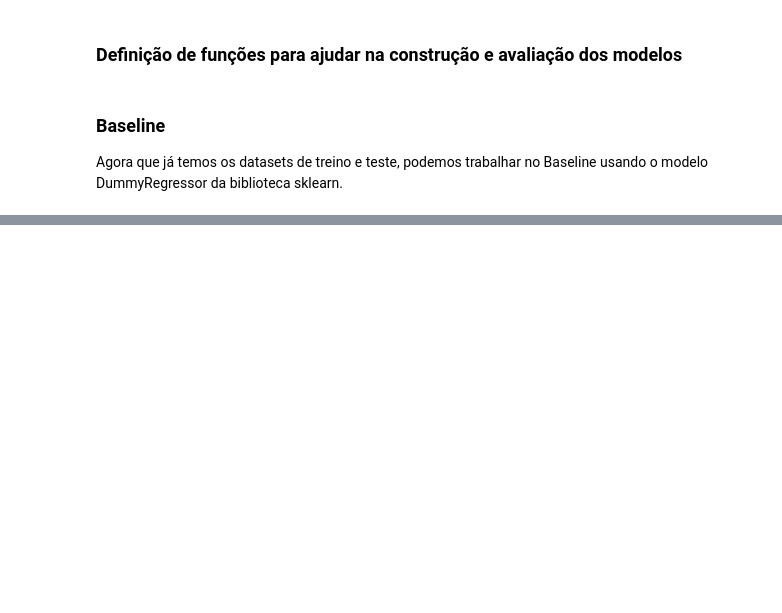
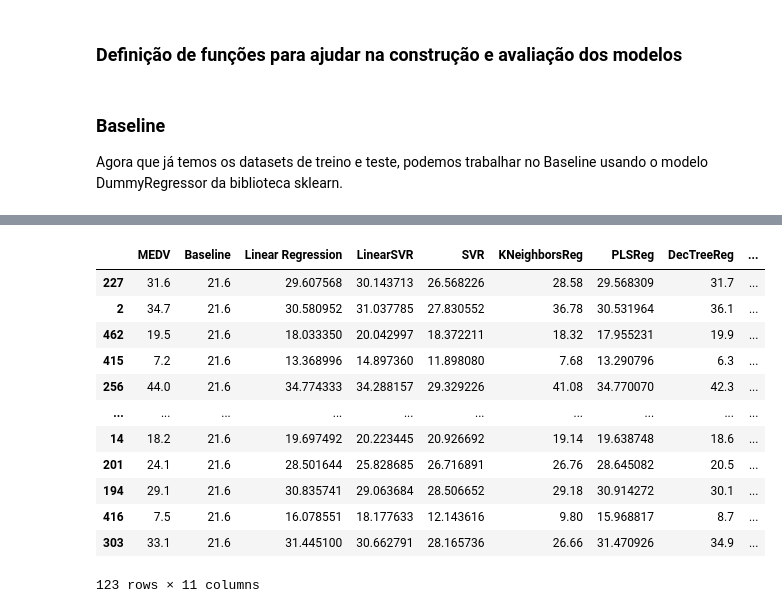
Before and after one commit to DaniloGR91/Semana_DataScience_MinerandoDados, a Jupyter notebook: data_analysis.ipynb, the cells around one changed output, grey strips where cells are left out. Saved outputs shown, nothing was run; the diff lists cells and outputs as text; code cells hidden in the pictures; blank space fills up the shorter version.

```diff
--- a/data_analysis.ipynb
+++ b/data_analysis.ipynb
@@ -403,3 +372,20 @@ predDF
+# %%
+predDF = predictDF(**models)
+predDF
+# %% [output]
+|  | MEDV | Baseline | Linear Regression | LinearSVR | SVR | KNeighborsReg | PLSReg | DecTreeReg | ... |
+| 227 | 31.6 | 21.6 | 29.607568 | 30.143713 | 26.568226 | 28.58 | 29.568309 | 31.7 | ... |
+| 2 | 34.7 | 21.6 | 30.580952 | 31.037785 | 27.830552 | 36.78 | 30.531964 | 36.1 | ... |
+| 462 | 19.5 | 21.6 | 18.033350 | 20.042997 | 18.372211 | 18.32 | 17.955231 | 19.9 | ... |
+| 415 | 7.2 | 21.6 | 13.368996 | 14.897360 | 11.898080 | 7.68 | 13.290796 | 6.3 | ... |
+| 256 | 44.0 | 21.6 | 34.774333 | 34.288157 | 29.329226 | 41.08 | 34.770070 | 42.3 | ... |
+| ... | ... | ... | ... | ... | ... | ... | ... | ... | ... |
+| 14 | 18.2 | 21.6 | 19.697492 | 20.223445 | 20.926692 | 19.14 | 19.638748 | 18.6 | ... |
+| 201 | 24.1 | 21.6 | 28.501644 | 25.828685 | 26.716891 | 26.76 | 28.645082 | 20.5 | ... |
+| 194 | 29.1 | 21.6 | 30.835741 | 29.063684 | 28.506652 | 29.18 | 30.914272 | 30.1 | ... |
+| 416 | 7.5 | 21.6 | 16.078551 | 18.177633 | 12.143616 | 9.80 | 15.968817 | 8.7 | ... |
+| 303 | 33.1 | 21.6 | 31.445100 | 30.662791 | 28.165736 | 26.66 | 31.470926 | 34.9 | ... |
+123 rows × 11 columns
 # %%
 fig = pgo.Figure()
 for c in predDF.columns:
```
Also changed, not shown: parts of 21 cells of this notebook, 1 other file.
